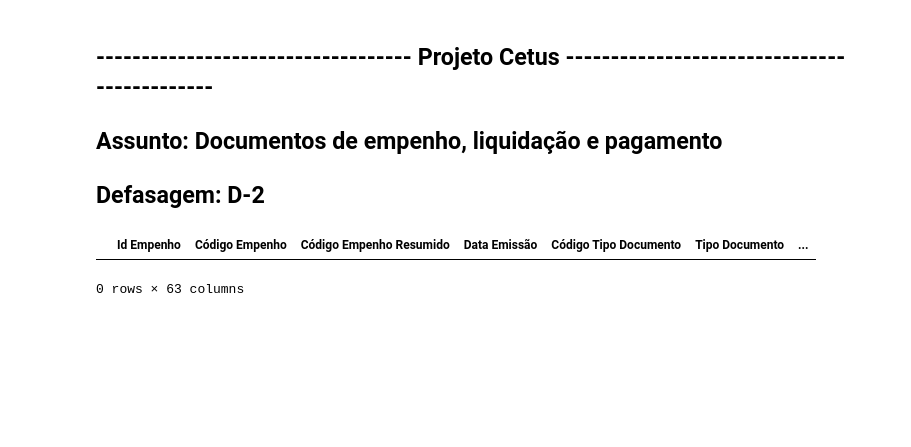
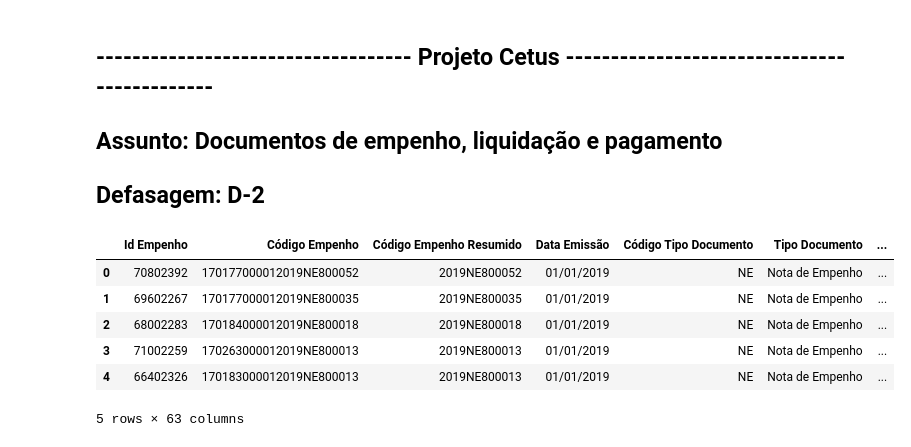
Before and after one commit to brunojardim/Cetus, a Jupyter notebook: Codigos/JupyterNotebooks/DP_Dev_Jupyter_DocEmpLiqPag.ipynb, the cells around one changed output. Drawn from its saved outputs; the diff is of its cells as text; code cells hidden in the pictures; blank space fills up the shorter version.

```diff
--- a/Codigos/JupyterNotebooks/DP_Dev_Jupyter_DocEmpLiqPag.ipynb
+++ b/Codigos/JupyterNotebooks/DP_Dev_Jupyter_DocEmpLiqPag.ipynb
@@ -8,7 +8,7 @@
 # Descrição: Código para salvar os dados do portal transparência no datalake (AWS - S3)
 # URL: http://www.portaltransparencia.gov.br/download-de-dados
 # %%
-ANOMES_INFO = 20130331
+ANOMES_INFO = 20190101
 import urllib.request
 urllib.request.urlretrieve('http://www.portaltransparencia.gov.br/download-de-dados/despesas/'+str(ANOMES_INFO), 'dados_despesaspub_' + str(ANOMES_INFO) + '.zip')
 
@@ -32,7 +32,7 @@ import pandas as pd
 import chardet
 with open('dados_despesaspub_' + str(ANOMES_INFO) +'/' + nm_file1, 'rb') as f:
     result = chardet.detect(f.read())  # or readline if the file is large
-df_empenho = pd.read_csv('dados_despesaspub_' + str(ANOMES_INFO) +'/' + nm_file1, encoding=result['encoding'], error_bad_lines=False,sep=';', engine='python')
+df_empenho = pd.read_csv('dados_despesaspub_' + str(ANOMES_INFO) +'/' + nm_file1, encoding="latin_1", error_bad_lines=False,sep=';', engine='python')
 df_empenho['DT_INFO'] = ANOMES_INFO
 df_empenho['PK_NMR_DPS'] = df_empenho['Id Empenho']
 
@@ -40,7 +40,7 @@ df_empenho['PK_NMR_DPS'] = df_empenho['Id Empenho']
 #-----------------------  ITEM EMPENHO ------------------------------
 with open('dados_despesaspub_' + str(ANOMES_INFO) +'/' + nm_file2, 'rb') as f:
     result = chardet.detect(f.read())  # or readline if the file is large
-df_iempenho = pd.read_csv('dados_despesaspub_' + str(ANOMES_INFO) +'/' + nm_file2, encoding=result['encoding'], error_bad_lines=False,sep=';', engine='python')
+df_iempenho = pd.read_csv('dados_despesaspub_' + str(ANOMES_INFO) +'/' + nm_file2, encoding="latin_1", error_bad_lines=False,sep=';', engine='python')
 df_iempenho['DT_INFO'] = ANOMES_INFO
 df_iempenho['PK_NMR_DPS'] = df_iempenho['Id Empenho']
 
@@ -48,7 +48,7 @@ df_iempenho['PK_NMR_DPS'] = df_iempenho['Id Empenho']
 #-----------------------  LIQUIDAÇÃO  ------------------------------
 with open('dados_despesaspub_' + str(ANOMES_INFO) +'/' + nm_file3, 'rb') as f:
     result = chardet.detect(f.read())  # or readline if the file is large
-df_liquidacao = pd.read_csv('dados_despesaspub_' + str(ANOMES_INFO) +'/' + nm_file3, encoding=result['encoding'], error_bad_lines=False,sep=';', engine='python')
+df_liquidacao = pd.read_csv('dados_despesaspub_' + str(ANOMES_INFO) +'/' + nm_file3, encoding="latin_1", error_bad_lines=False,sep=';', engine='python')
 df_liquidacao['DT_INFO'] = ANOMES_INFO
 df_liquidacao['PK_NMR_DPS'] = df_liquidacao['Código Liquidação']
 
@@ -56,7 +56,7 @@ df_liquidacao['PK_NMR_DPS'] = df_liquidacao['Código Liquidação']
 #-----------------------  LIQUIDAÇÃO EMPENHOS IMPACTADOS ------------------------------
 with open('dados_despesaspub_' + str(ANOMES_INFO) +'/' + nm_file4, 'rb') as f:
     result = chardet.detect(f.read())  # or readline if the file is large
-df_liquidacaoemp = pd.read_csv('dados_despesaspub_' + str(ANOMES_INFO) +'/' + nm_file4, encoding=result['encoding'], error_bad_lines=False,sep=';', engine='python')
+df_liquidacaoemp = pd.read_csv('dados_despesaspub_' + str(ANOMES_INFO) +'/' + nm_file4, encoding="latin_1", error_bad_lines=False,sep=';', engine='python')
 df_liquidacaoemp['DT_INFO'] = ANOMES_INFO
 df_liquidacaoemp['PK_NMR_DPS'] = df_liquidacaoemp['Código Liquidação']
 
@@ -64,7 +64,7 @@ df_liquidacaoemp['PK_NMR_DPS'] = df_liquidacaoemp['Código Liquidação']
 #-----------------------  PAGAMENTO ------------------------------
 with open('dados_despesaspub_' + str(ANOMES_INFO) +'/' + nm_file5, 'rb') as f:
     result = chardet.detect(f.read())  # or readline if the file is large
-df_pagamento = pd.read_csv('dados_despesaspub_' + str(ANOMES_INFO) +'/' + nm_file5, encoding=result['encoding'], error_bad_lines=False,sep=';', engine='python')
+df_pagamento = pd.read_csv('dados_despesaspub_' + str(ANOMES_INFO) +'/' + nm_file5, encoding="latin_1", error_bad_lines=False,sep=';', engine='python')
 df_pagamento['DT_INFO'] = ANOMES_INFO
 df_pagamento['PK_NMR_DPS'] = df_pagamento['Código Pagamento']
 
@@ -72,7 +72,7 @@ df_pagamento['PK_NMR_DPS'] = df_pagamento['Código Pagamento']
 #-----------------------  PAGAMENTO EMPENHOS IMPACTADOS ------------------------------
 with open('dados_despesaspub_' + str(ANOMES_INFO) +'/' + nm_file6, 'rb') as f:
     result = chardet.detect(f.read())  # or readline if the file is large
-df_pagamentoemp = pd.read_csv('dados_despesaspub_' + str(ANOMES_INFO) +'/' + nm_file6, encoding=result['encoding'], error_bad_lines=False,sep=';', engine='python')
+df_pagamentoemp = pd.read_csv('dados_despesaspub_' + str(ANOMES_INFO) +'/' + nm_file6, encoding="latin_1", error_bad_lines=False,sep=';', engine='python')
 df_pagamentoemp['DT_INFO'] = ANOMES_INFO
 df_pagamentoemp['PK_NMR_DPS'] = df_pagamentoemp['Código Pagamento']
 
@@ -81,7 +81,7 @@ df_pagamentoemp['PK_NMR_DPS'] = df_pagamentoemp['Código Pagamento']
 #-----------------------  PAGAMENTO LISTA FATURAS ------------------------------
 with open('dados_despesaspub_' + str(ANOMES_INFO) +'/' + nm_file7, 'rb') as f:
     result = chardet.detect(f.read())  # or readline if the file is large
-df_pagamentolistas = pd.read_csv('dados_despesaspub_' + str(ANOMES_INFO) +'/' + nm_file7, encoding=result['encoding'], error_bad_lines=False,sep=';', engine='python')
+df_pagamentolistas = pd.read_csv('dados_despesaspub_' + str(ANOMES_INFO) +'/' + nm_file7, encoding="latin_1", error_bad_lines=False,sep=';', engine='python')
 df_pagamentolistas['DT_INFO'] = ANOMES_INFO
 df_pagamentolistas['PK_NMR_DPS'] = df_pagamentolistas['Código Pagamento']
 
@@ -89,7 +89,7 @@ df_pagamentolistas['PK_NMR_DPS'] = df_pagamentolistas['Código Pagamento']
 #-----------------------  PAGAMENTO FAVORECIDOS FINAIS ------------------------------
 with open('dados_despesaspub_' + str(ANOMES_INFO) +'/' + nm_file8, 'rb') as f:
     result = chardet.detect(f.read())  # or readline if the file is large
-df_pagamentofav = pd.read_csv('dados_despesaspub_' + str(ANOMES_INFO) +'/' + nm_file8, encoding=result['encoding'], error_bad_lines=False,sep=';', engine='python')
+df_pagamentofav = pd.read_csv('dados_despesaspub_' + str(ANOMES_INFO) +'/' + nm_file8, encoding="latin_1", error_bad_lines=False,sep=';', engine='python')
 df_pagamentofav['DT_INFO'] = ANOMES_INFO
 df_pagamentofav['PK_NMR_DPS'] = df_pagamentofav['Código Pagamento']
 
@@ -97,7 +97,7 @@ df_pagamentofav['PK_NMR_DPS'] = df_pagamentofav['Código Pagamento']
 #-----------------------  PAGAMENTO LISTA BANCOS ------------------------------
 with open('dados_despesaspub_' + str(ANOMES_INFO) +'/' + nm_file9, 'rb') as f:
     result = chardet.detect(f.read())  # or readline if the file is large
-df_pagamentobancos = pd.read_csv('dados_despesaspub_' + str(ANOMES_INFO) +'/' + nm_file9, encoding=result['encoding'], error_bad_lines=False,sep=';', engine='python')
+df_pagamentobancos = pd.read_csv('dados_despesaspub_' + str(ANOMES_INFO) +'/' + nm_file9, encoding="latin_1", error_bad_lines=False,sep=';', engine='python')
 df_pagamentobancos['DT_INFO'] = ANOMES_INFO
 df_pagamentobancos['PK_NMR_DPS'] = df_pagamentobancos['Código Pagamento']
 
@@ -105,13 +105,18 @@ df_pagamentobancos['PK_NMR_DPS'] = df_pagamentobancos['Código Pagamento']
 #-----------------------  PAGAMENTO LISTA PRECATÓRIOS ------------------------------
 with open('dados_despesaspub_' + str(ANOMES_INFO) +'/' + nm_file10, 'rb') as f:
     result = chardet.detect(f.read())  # or readline if the file is large
-df_pagamentoprecatorios = pd.read_csv('dados_despesaspub_' + str(ANOMES_INFO) +'/' + nm_file10, encoding=result['encoding'], error_bad_lines=False,sep=';', engine='python')
+df_pagamentoprecatorios = pd.read_csv('dados_despesaspub_' + str(ANOMES_INFO) +'/' + nm_file10, encoding="latin_1", error_bad_lines=False,sep=';', engine='python')
 df_pagamentoprecatorios['DT_INFO'] = ANOMES_INFO
 df_pagamentoprecatorios['PK_NMR_DPS'] = df_pagamentoprecatorios['Código Pagamento']
 # %%
-df_empenho.head(5)
+df_empenho.head()
 # %% [output]
 |  | Id Empenho | Código Empenho | Código Empenho Resumido | Data Emissão | Código Tipo Documento | Tipo Documento | ... |
+| 0 | 70802392 | 170177000012019NE800052 | 2019NE800052 | 01/01/2019 | NE | Nota de Empenho | ... |
+| 1 | 69602267 | 170177000012019NE800035 | 2019NE800035 | 01/01/2019 | NE | Nota de Empenho | ... |
+| 2 | 68002283 | 170184000012019NE800018 | 2019NE800018 | 01/01/2019 | NE | Nota de Empenho | ... |
+| 3 | 71002259 | 170263000012019NE800013 | 2019NE800013 | 01/01/2019 | NE | Nota de Empenho | ... |
+| 4 | 66402326 | 170183000012019NE800013 | 2019NE800013 | 01/01/2019 | NE | Nota de Empenho | ... |
-0 rows × 63 columns
+5 rows × 63 columns
 # %%
 df_iempenho.head()
```
Also changed, not shown: parts of 15 cells of this notebook.
